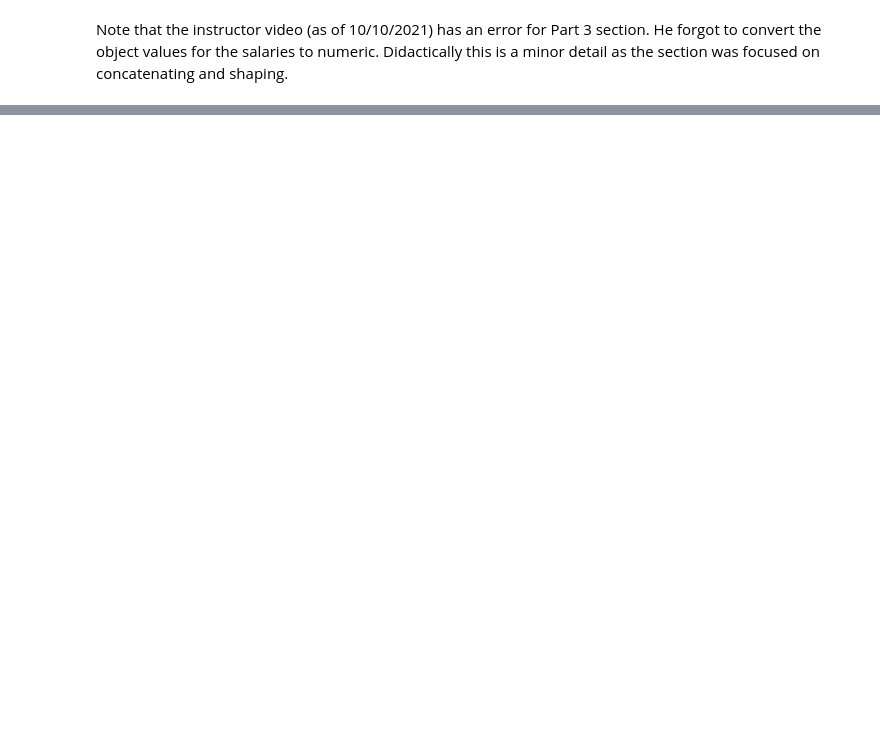
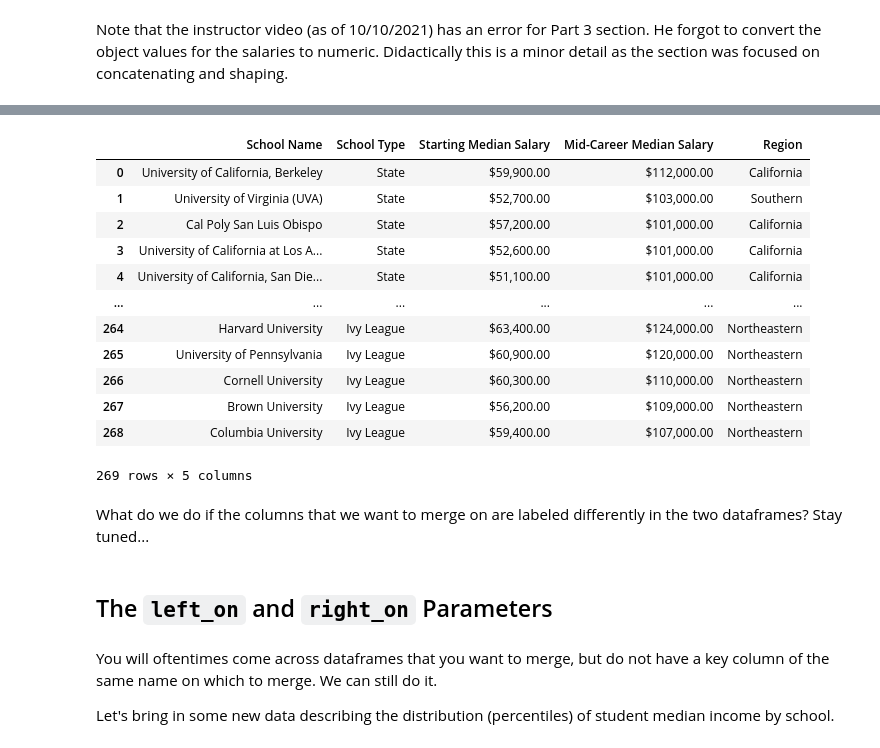
Before and after one commit to jgabunilas/pandas-bootcamp, a Jupyter notebook: Section6_Working_with_Multiple_DataFrames/Section6_Multiple_DataFrames.ipynb, the cells around one changed output, grey strips where cells are left out. Cells and saved outputs as stored; diff of their text form; code cells hidden in the pictures; blank space fills up the shorter version.

```diff
--- a/Section6_Working_with_Multiple_DataFrames/Section6_Multiple_DataFrames.ipynb
+++ b/Section6_Working_with_Multiple_DataFrames/Section6_Multiple_DataFrames.ipynb
@@ -1118,0 +1184,24 @@ Note that the instructor video (as of 10/10/2021) has an error for Part 3 sectio
+# %%
+pd.merge(schools, regions, on = "School Name")
+# %% [output]
+|  | School Name | School Type | Starting Median Salary | Mid-Career Median Salary | Region |
+| 0 | University of California, Berkeley | State | $59,900.00 | $112,000.00 | California |
+| 1 | University of Virginia (UVA) | State | $52,700.00 | $103,000.00 | Southern |
+| 2 | Cal Poly San Luis Obispo | State | $57,200.00 | $101,000.00 | California |
+| 3 | University of California at Los A... | State | $52,600.00 | $101,000.00 | California |
+| 4 | University of California, San Die... | State | $51,100.00 | $101,000.00 | California |
+| ... | ... | ... | ... | ... | ... |
+| 264 | Harvard University | Ivy League | $63,400.00 | $124,000.00 | Northeastern |
+| 265 | University of Pennsylvania | Ivy League | $60,900.00 | $120,000.00 | Northeastern |
+| 266 | Cornell University | Ivy League | $60,300.00 | $110,000.00 | Northeastern |
+| 267 | Brown University | Ivy League | $56,200.00 | $109,000.00 | Northeastern |
+| 268 | Columbia University | Ivy League | $59,400.00 | $107,000.00 | Northeastern |
+269 rows × 5 columns
+# %% [markdown]
+What do we do if the columns that we want to merge on are labeled differently in the two dataframes? Stay tuned...
+# %% [markdown]
+## The `left_on` and `right_on` Parameters
+# %% [markdown]
+You will oftentimes come across dataframes that you want to merge, but do not have a key column of the same name on which to merge. We can still do it.
+
+Let's bring in some new data describing the distribution (percentiles) of student median income by school.
```
Also changed, not shown: parts of 27 cells of this notebook, 3 other files.
